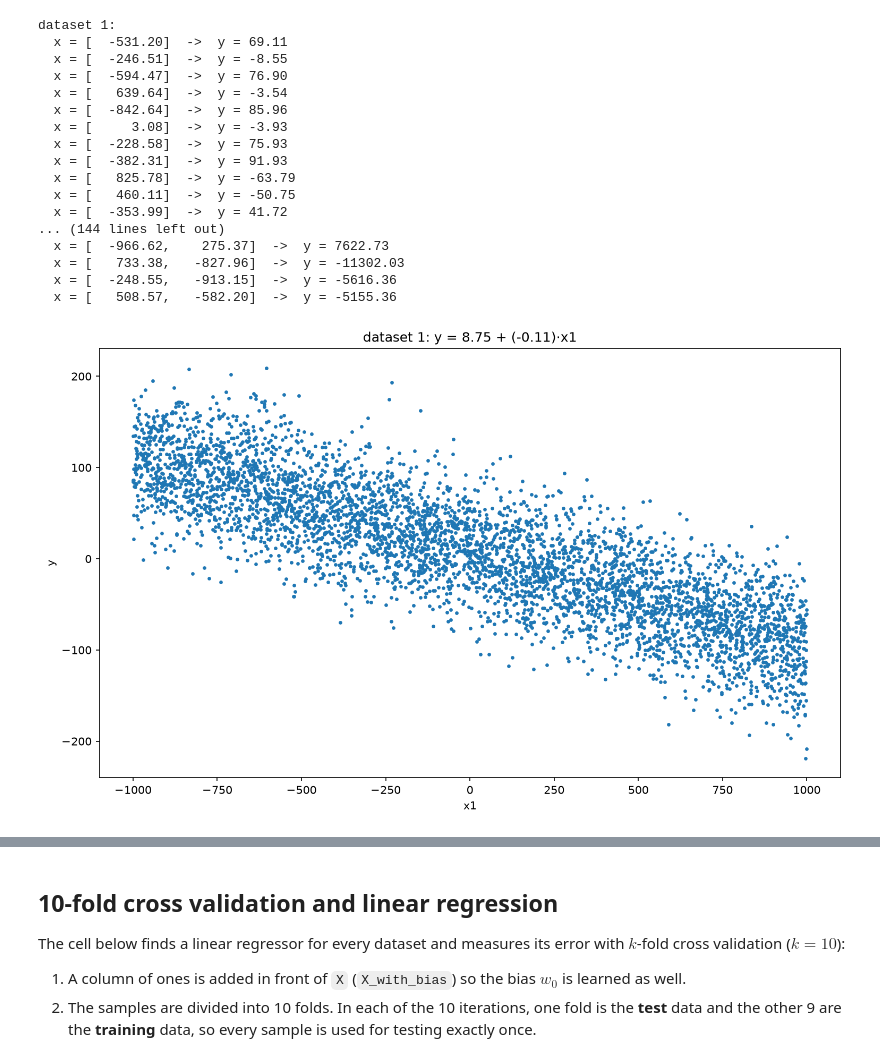
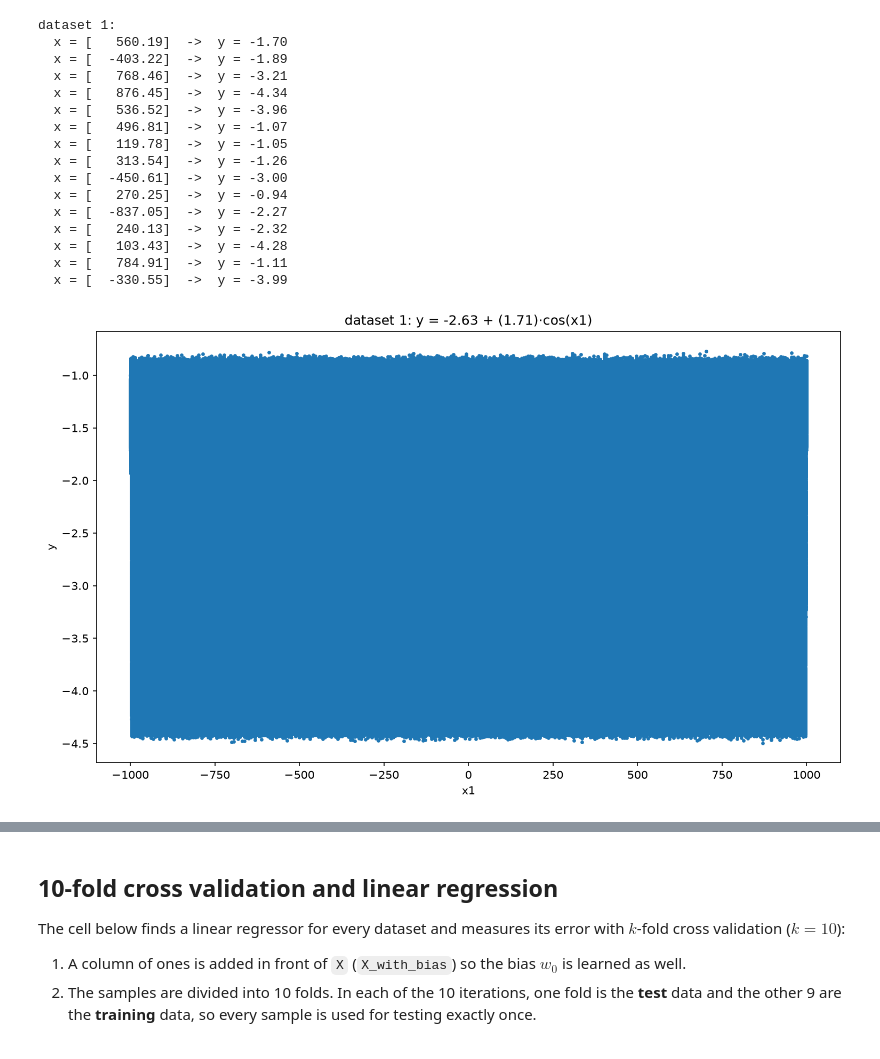
Before and after one commit to JuliusAndreas/regression-on-auto-generated-data, a Jupyter notebook: regressor-finder.ipynb, the cells around one changed output, grey strips where cells are left out. Cells and saved outputs as stored; diff of their text form; code cells hidden in the pictures.

```diff
--- a/regressor-finder.ipynb
+++ b/regressor-finder.ipynb
@@ -19,12 +18,12 @@ The weights $w_0, \dots, w_d$ are picked randomly between -10 and 10. Each datas
 import numpy as np
 from numpy.random import PCG64
 
-total_datasets_to_be_generated = 10
+total_datasets_to_be_generated = 5
 
 rng = np.random.Generator(PCG64())
 
 relation_types = ("linear", "non-linear")
-relation_probabilities = [0.8, 0.2]
+relation_probabilities = [0, 1]  # 0.5, 0.5
 
 non_linear_functions = {
     "polynomial": lambda x, degree: x ** degree,
@@ -42,12 +41,12 @@ datasets = []
 
 for _ in range(total_datasets_to_be_generated):
 
-    # to change dimension, samples size, noise intensity and relation type, change the following lines
+    # to change dimension, noise intensity and relation type, change the following lines
     dimension = int(9 * rng.random(size=None) + 1)
-
-    samples_size = int(4900 * rng.random(size=None) + 100)
+    # dimension = 1
 
     noise_intensity = rng.random(size=None)
+    # noise_intensity = 0.03
 
     relation = rng.choice(relation_types, p=relation_probabilities)
 
@@ -74,12 +73,11 @@ for _ in range(total_datasets_to_be_generated):
                 formula += f" + ({weights[j + 1]:.2f})·{name}(x{j + 1})"
         actual_relation = lambda X, weights=weights, feature_functions=feature_functions, dimension=dimension: weights[0] + sum(weights[j + 1] * feature_functions[j](X[:, j]) for j in range(dimension))
 
-    datasets.append((dimension, samples_size, noise_intensity, relation, weights, actual_relation, formula))
+    datasets.append((dimension, None, noise_intensity, relation, weights, actual_relation, formula))
 
 for i, (dimension, samples_size, noise_intensity, relation, weights, actual_relation, formula) in enumerate(datasets):
     print(f"dataset {i + 1}:")
     print(f"  dimension:       {dimension}")
-    print(f"  samples size:    {samples_size}")
     print(f"  noise intensity: {noise_intensity:.2f}")
     print(f"  relation:        {relation}")
     print(f"  weights:         {weights}")
@@ -131,49 +118,53 @@ samples = []
 
 for i in range(len(datasets)):
     dimension, samples_size, noise_intensity, relation, weights, actual_relation, formula = datasets[i][:7]
+
+    # to change samples size, change the following lines
+    samples_size = int(4900 * rng.random(size=None) + 100)
+    # samples_size = 1000
+
     X = rng.uniform(-1000, 1000, size=(samples_size, dimension))
     y_clean = actual_relation(X)
     noise_std = noise_intensity * np.std(y_clean)
     y = y_clean + rng.normal(0, noise_std, size=samples_size)
     samples.append((X, y))
-    datasets[i] = datasets[i][:7] + ((X, y),)
+    datasets[i] = (dimension, samples_size, noise_intensity, relation, weights, actual_relation, formula, (X, y))
 
 for i, (X, y) in enumerate(samples):
     print(f"dataset {i + 1}:")
     for k in range(15):
         features = ", ".join(f"{value:9.2f}" for value in X[k])
         print(f"  x = [{features}]  ->  y = {y[k]:.2f}")
 
 one_dimensional_found = False
 
 for i, (dimension, samples_size, noise_intensity, relation, weights, actual_relation, formula, (X, y)) in enumerate(datasets):
     if dimension == 1:
         one_dimensional_found = True
         plt.figure()
         plt.scatter(X[:, 0], y, s=5)
         plt.title(f"dataset {i + 1}: {formula}")
         plt.xlabel("x1")
         plt.ylabel("y")
         plt.show()
 
 if not one_dimensional_found:
     print("there are no 1-dimensional datasets to visualize")
 # %% [output]
 dataset 1:
-  x = [  -531.20]  ->  y = 69.11
-  x = [  -246.51]  ->  y = -8.55
-  x = [  -594.47]  ->  y = 76.90
-  x = [   639.64]  ->  y = -3.54
-  x = [  -842.64]  ->  y = 85.96
-  x = [     3.08]  ->  y = -3.93
-  x = [  -228.58]  ->  y = 75.93
-  x = [  -382.31]  ->  y = 91.93
-  x = [   825.78]  ->  y = -63.79
-  x = [   460.11]  ->  y = -50.75
-  x = [  -353.99]  ->  y = 41.72
-... (144 lines left out)
-  x = [  -966.62,    275.37]  ->  y = 7622.73
-  x = [   733.38,   -827.96]  ->  y = -11302.03
-  x = [  -248.55,   -913.15]  ->  y = -5616.36
-  x = [   508.57,   -582.20]  ->  y = -5155.36
+  x = [   560.19]  ->  y = -1.70
+  x = [  -403.22]  ->  y = -1.89
+  x = [   768.46]  ->  y = -3.21
+  x = [   876.45]  ->  y = -4.34
+  x = [   536.52]  ->  y = -3.96
+  x = [   496.81]  ->  y = -1.07
+  x = [   119.78]  ->  y = -1.05
+  x = [   313.54]  ->  y = -1.26
+  x = [  -450.61]  ->  y = -3.00
+  x = [   270.25]  ->  y = -0.94
+  x = [  -837.05]  ->  y = -2.27
+  x = [   240.13]  ->  y = -2.32
+  x = [   103.43]  ->  y = -4.28
+  x = [   784.91]  ->  y = -1.11
+  x = [  -330.55]  ->  y = -3.99
-[figure, old version]
+[figure, new version]
```
Also changed, not shown: parts of 5 cells of this notebook.
